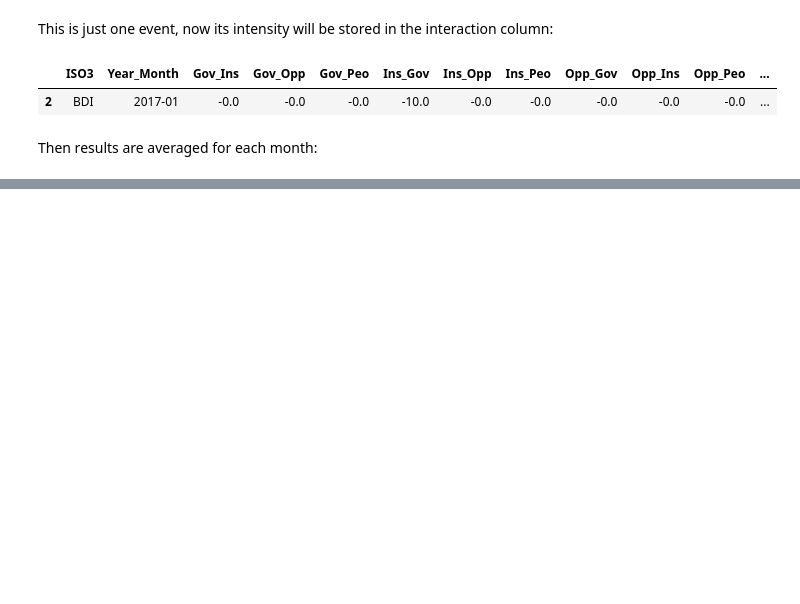
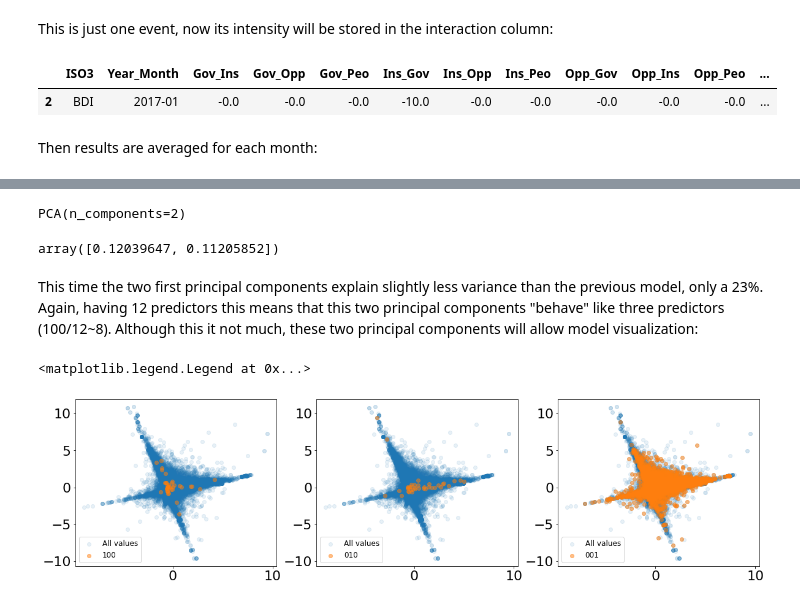
Before and after one commit to jorgerodpen/Civil-War-Forecast, a Jupyter notebook: Civil-Wars.ipynb, the cells around one changed output, grey strips where cells are left out. Cells and saved outputs as stored; diff of their text form; code cells hidden in the pictures; blank space fills up the shorter version.

```diff
--- a/Civil-Wars.ipynb
+++ b/Civil-Wars.ipynb
@@ -489,0 +535,9 @@ The model is generated using the <code>mean_intensity</code>
+# %%
+cols = ["Gov_Ins", "Gov_Opp", "Gov_Peo", "Ins_Gov", "Ins_Opp", "Ins_Peo",
+           "Opp_Gov", "Opp_Ins", "Opp_Peo", "Peo_Gov", "Peo_Ins", "Peo_Opp"]
+mean_values = pd.DataFrame(index = ["000", "100", "010", "001"], columns = cols)
+mean_values.loc["000",:] = no_civil_war[cols].mean().round(4)
+mean_values.loc["100",:] = civil_war_starts[cols].mean().round(4)
+mean_values.loc["010",:] = civil_war_finishes[cols].mean().round(4)
+mean_values.loc["001",:] = civil_war_ongoing[cols].mean().round(4)
+mean_values
@@ -489,0 +602,36 @@ The model is generated using the <code>mean_intensity</code>
+# %%
+data = model_filtered[cols]
+
+# Standardize
+ss = StandardScaler()
+data = ss.fit_transform(data)
+# %%
+pca = PCA(2)
+pca.fit(data)
+# %% [output]
+PCA(n_components=2)
+# %%
+pca.explained_variance_ratio_
+# %% [output]
+array([0.12039647, 0.11205852])
+# %% [markdown]
+This time the two first principal components explain slightly less variance than the previous model, only a 23%. Again, having 12 predictors this means that this two principal components "behave" like three predictors (100/12~8). Although this it not much, these two principal components will allow model visualization:
+# %%
+data_transformed = pca.transform(data)
+# %%
+f, ax = plt.subplots(ncols = 3, figsize = (20,5))
+ax[0].scatter(data_transformed[:,0], data_transformed[:,1], alpha = 0.1)
+ax[0].scatter(data_transformed[model_filtered["CW_plus1"]=="100",0],
+            data_transformed[model_filtered["CW_plus1"]=="100",1], alpha = 0.5)
+ax[0].legend(["All values", "100"], prop={'size': 12})
+ax[1].scatter(data_transformed[:,0], data_transformed[:,1], alpha = 0.1)
+ax[1].scatter(data_transformed[model_filtered["CW_plus1"]=="010",0],
+            data_transformed[model_filtered["CW_plus1"]=="010",1], alpha = 0.5)
+ax[1].legend(["All values", "010"], prop={'size': 12})
+ax[2].scatter(data_transformed[:,0], data_transformed[:,1], alpha = 0.1)
+ax[2].scatter(data_transformed[model_filtered["CW_plus1"]=="001",0],
+            data_transformed[model_filtered["CW_plus1"]=="001",1], alpha = 0.5)
+ax[2].legend(["All values", "001"], prop={'size': 12})
+# %% [output]
+<matplotlib.legend.Legend at 0x...>
+[figure, added]
```
Also changed, not shown: parts of 81 cells of this notebook, 2 other files.
